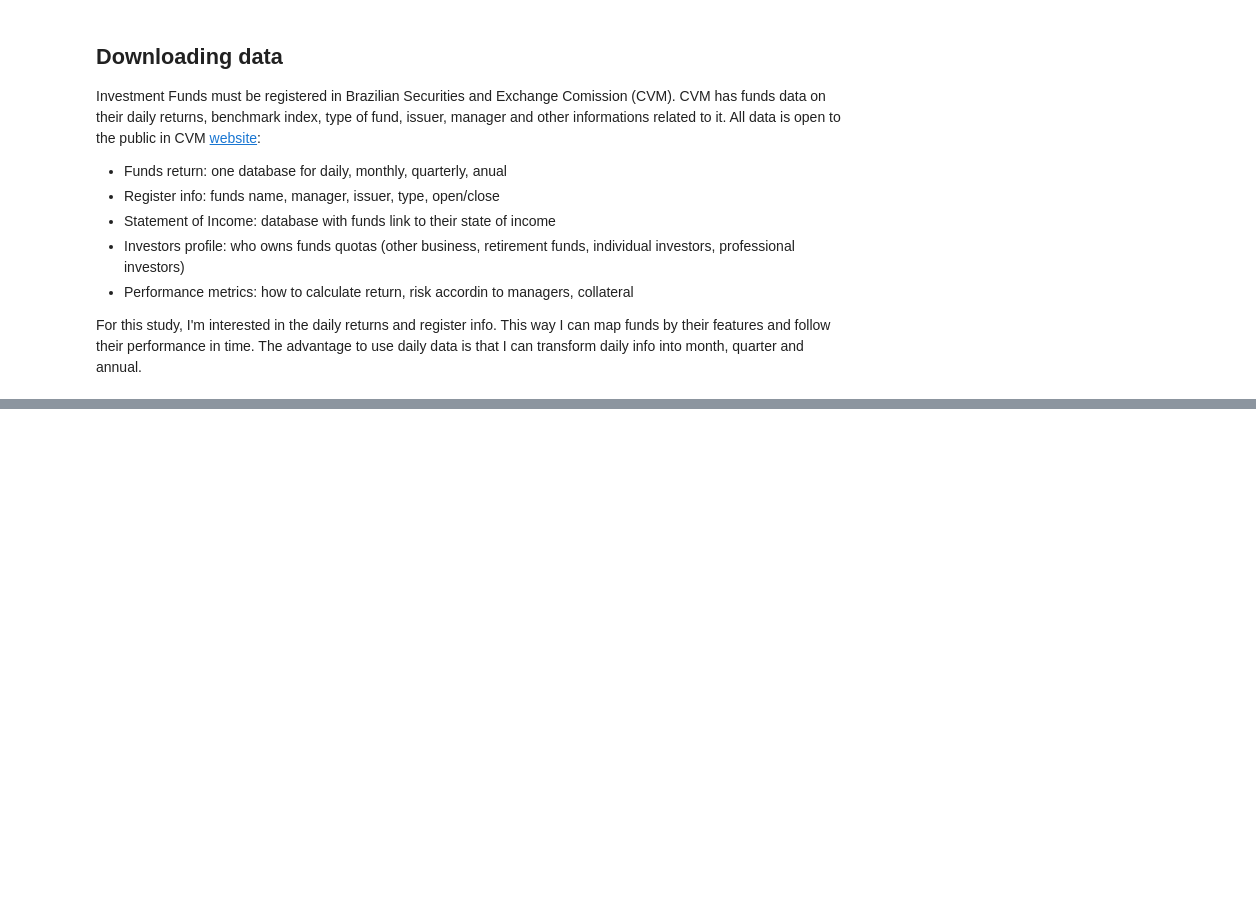
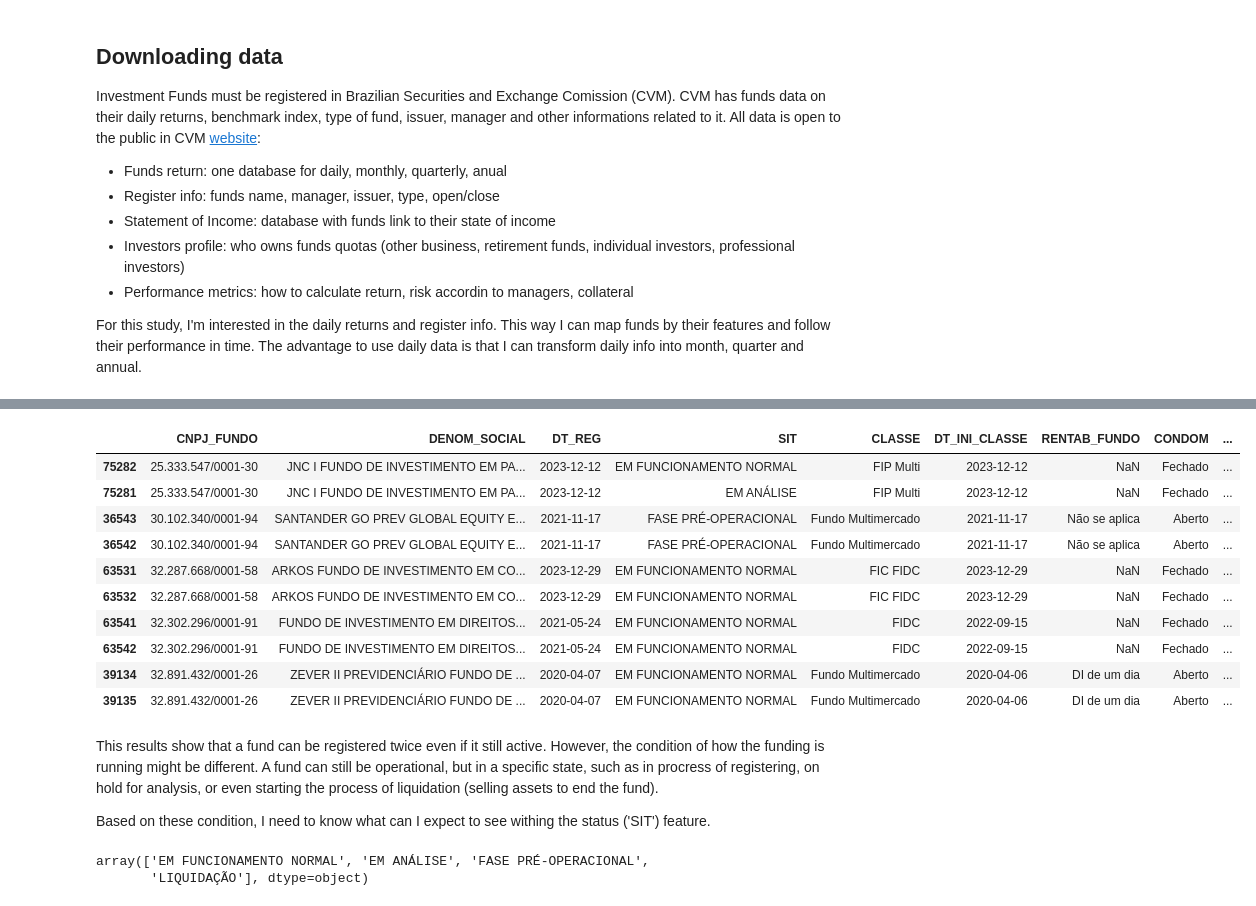
Before and after one commit to Ana-Akaishi/data-science-projects, a Jupyter notebook: BR Investment Funds.ipynb, the cells around one changed output, grey strips where cells are left out. Saved outputs shown, nothing was run; the diff lists cells and outputs as text; code cells hidden in the pictures; blank space fills up the shorter version.

```diff
--- a/BR Investment Funds.ipynb
+++ b/BR Investment Funds.ipynb
@@ -303,0 +384,28 @@ cvm_complete_reg.tail()
+# %%
+fund_active = duplicated_register[~duplicated_register['SIT'].str.contains('CANCELADA')]
+fund_active = fund_active[fund_active.duplicated(subset='CNPJ_FUNDO', keep=False)]
+fund_active.head(10)
+# %% [output]
+|  | CNPJ_FUNDO | DENOM_SOCIAL | DT_REG | SIT | CLASSE | DT_INI_CLASSE | RENTAB_FUNDO | CONDOM | ... |
+| 75282 | 25.333.547/0001-30 | JNC I FUNDO DE INVESTIMENTO EM PA... | 2023-12-12 | EM FUNCIONAMENTO NORMAL | FIP Multi | 2023-12-12 | NaN | Fechado | ... |
+| 75281 | 25.333.547/0001-30 | JNC I FUNDO DE INVESTIMENTO EM PA... | 2023-12-12 | EM ANÁLISE | FIP Multi | 2023-12-12 | NaN | Fechado | ... |
+| 36543 | 30.102.340/0001-94 | SANTANDER GO PREV GLOBAL EQUITY E... | 2021-11-17 | FASE PRÉ-OPERACIONAL | Fundo Multimercado | 2021-11-17 | Não se aplica | Aberto | ... |
+| 36542 | 30.102.340/0001-94 | SANTANDER GO PREV GLOBAL EQUITY E... | 2021-11-17 | FASE PRÉ-OPERACIONAL | Fundo Multimercado | 2021-11-17 | Não se aplica | Aberto | ... |
+| 63531 | 32.287.668/0001-58 | ARKOS FUNDO DE INVESTIMENTO EM CO... | 2023-12-29 | EM FUNCIONAMENTO NORMAL | FIC FIDC | 2023-12-29 | NaN | Fechado | ... |
+| 63532 | 32.287.668/0001-58 | ARKOS FUNDO DE INVESTIMENTO EM CO... | 2023-12-29 | EM FUNCIONAMENTO NORMAL | FIC FIDC | 2023-12-29 | NaN | Fechado | ... |
+| 63541 | 32.302.296/0001-91 | FUNDO DE INVESTIMENTO EM DIREITOS... | 2021-05-24 | EM FUNCIONAMENTO NORMAL | FIDC | 2022-09-15 | NaN | Fechado | ... |
+| 63542 | 32.302.296/0001-91 | FUNDO DE INVESTIMENTO EM DIREITOS... | 2021-05-24 | EM FUNCIONAMENTO NORMAL | FIDC | 2022-09-15 | NaN | Fechado | ... |
+| 39134 | 32.891.432/0001-26 | ZEVER II PREVIDENCIÁRIO FUNDO DE ... | 2020-04-07 | EM FUNCIONAMENTO NORMAL | Fundo Multimercado | 2020-04-06 | DI de um dia | Aberto | ... |
+| 39135 | 32.891.432/0001-26 | ZEVER II PREVIDENCIÁRIO FUNDO DE ... | 2020-04-07 | EM FUNCIONAMENTO NORMAL | Fundo Multimercado | 2020-04-06 | DI de um dia | Aberto | ... |
+# %% [markdown]
+This results show that a fund can be registered twice even if it still active. However, the condition of how the funding is running might be different. A fund can still be operational, but in a specific state, such as in procress of registering, on hold for analysis, or even starting the process of liquidation (selling assets to end the fund).
+
+Based on these condition, I need to know what can I expect to see withing the status ('SIT') feature.
+# %%
+# Find unique labels for each situation that are not canceled (CANCELADA)
+fund_active['SIT'].unique()
+# Delete variables to clean memory space
+del fund_active,duplicated_register
+# %% [output]
+array(['EM FUNCIONAMENTO NORMAL', 'EM ANÁLISE', 'FASE PRÉ-OPERACIONAL',
+       'LIQUIDAÇÃO'], dtype=object)
```
Also changed, not shown: parts of 25 cells of this notebook.
